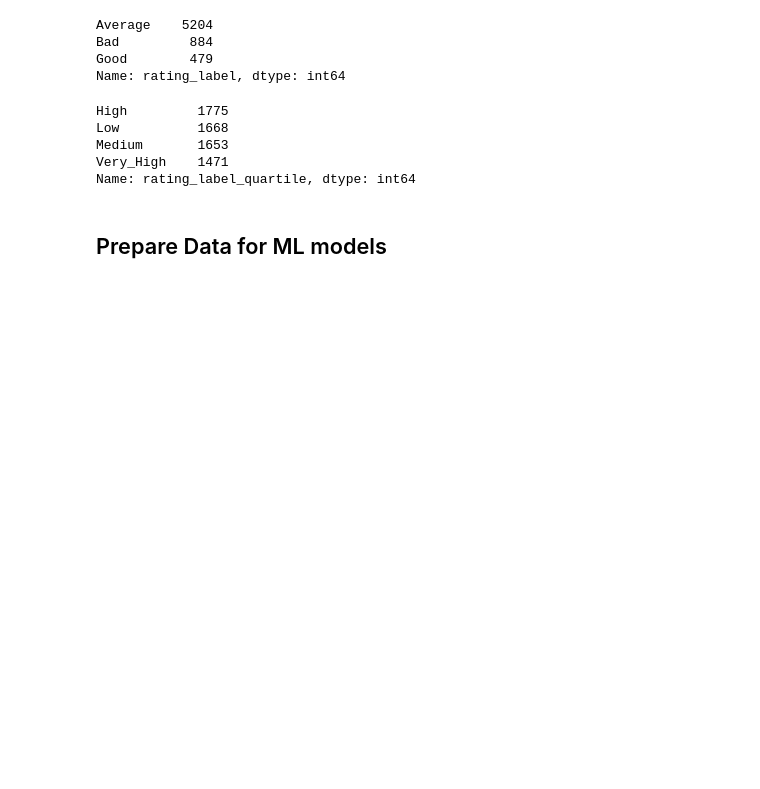
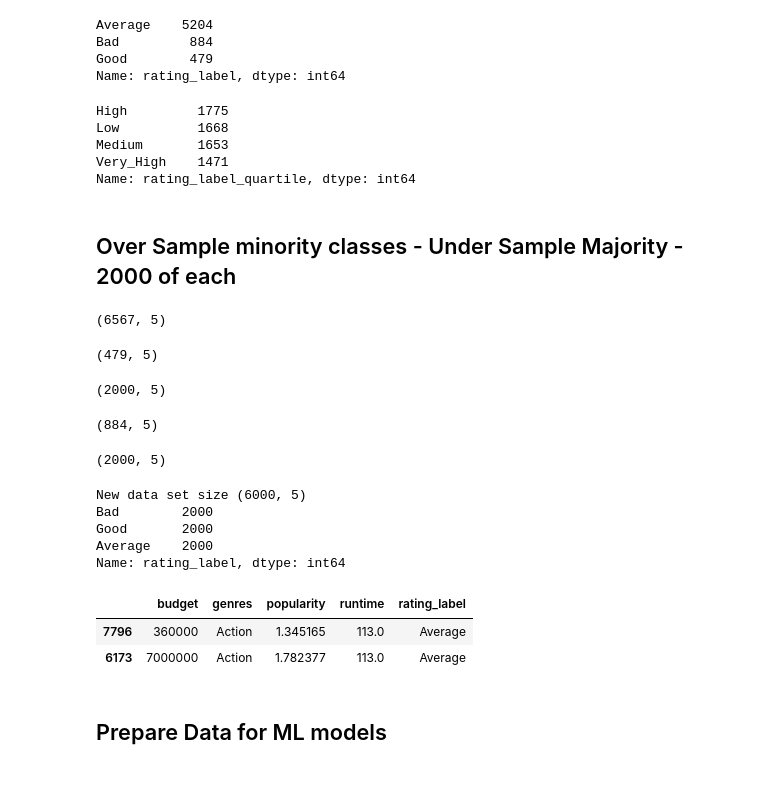
Before and after one commit to Taslim-M/The-Movies-Dataset, a Jupyter notebook: Data_Cleaning_PreProcessing.ipynb, the cells around one changed output. Saved outputs shown, nothing was run; the diff lists cells and outputs as text; code cells hidden in the pictures; blank space fills up the shorter version.

Commit message:
Under Sampling and Over sampling applied

```diff
--- a/Data_Cleaning_PreProcessing.ipynb
+++ b/Data_Cleaning_PreProcessing.ipynb
@@ -345,6 +345,64 @@ df.drop(columns=['vote_average'],inplace=True)
 #Using the quartile did not give us good results for the model, so lets drop it and stick to our normal range
 
 df.drop(columns=['rating_label_quartile'],inplace=True)
+# %% [markdown]
+## Over Sample minority classes - Under Sample Majority - 2000 of each
+# %%
+from sklearn.utils import resample
+print(df.shape)
+# %% [output]
+(6567, 5)
+# %%
+df_majority = df[df.rating_label =='Average']
+
+df_minority_good = df[df.rating_label =='Good']
+print(df_minority_good.shape)
+
+#Down sample Average
+df_majority_downsampled = resample(df_majority,
+                                 replace=False,    # sample without replacement
+                                 n_samples=2000,     # to match limit
+                                 random_state=123) # reproducible results
+
+# Upsample minority class
+df_minority_good_upsampled = resample(df_minority_good,
+                                 replace=True,     # sample with replacement
+                                 n_samples=2000,    # to match limit
+                                 random_state=123) # reproducible results
+
+df_minority_good_upsampled.shape
+# %% [output]
+(479, 5)
+(2000, 5)
+# %%
+df_minority_bad = df[df.rating_label =='Bad']
+print(df_minority_bad.shape)
+
+
+# Upsample minority class
+df_minority_bad_upsampled = resample(df_minority_bad,
+                                 replace=True,     # sample with replacement
+                                 n_samples=2000,    # to match  limit
+                                 random_state=123) # reproducible results
+
+df_minority_bad_upsampled.shape
+# %% [output]
+(884, 5)
+(2000, 5)
+# %%
+df = pd.concat([df_majority_downsampled, df_minority_good_upsampled,df_minority_bad_upsampled])
+print('New data set size', df.shape)
+print(df.rating_label.value_counts())
+df.head(2)
+# %% [output]
+New data set size (6000, 5)
+Bad        2000
+Good       2000
+Average    2000
+Name: rating_label, dtype: int64
+|  | budget | genres | popularity | runtime | rating_label |
+| 7796 | 360000 | Action | 1.345165 | 113.0 | Average |
+| 6173 | 7000000 | Action | 1.782377 | 113.0 | Average |
 # %% [markdown]
 <h2> Prepare Data for ML models <h2>
 # %%
```
Also changed, not shown: parts of 7 cells of this notebook, 8 other files.
